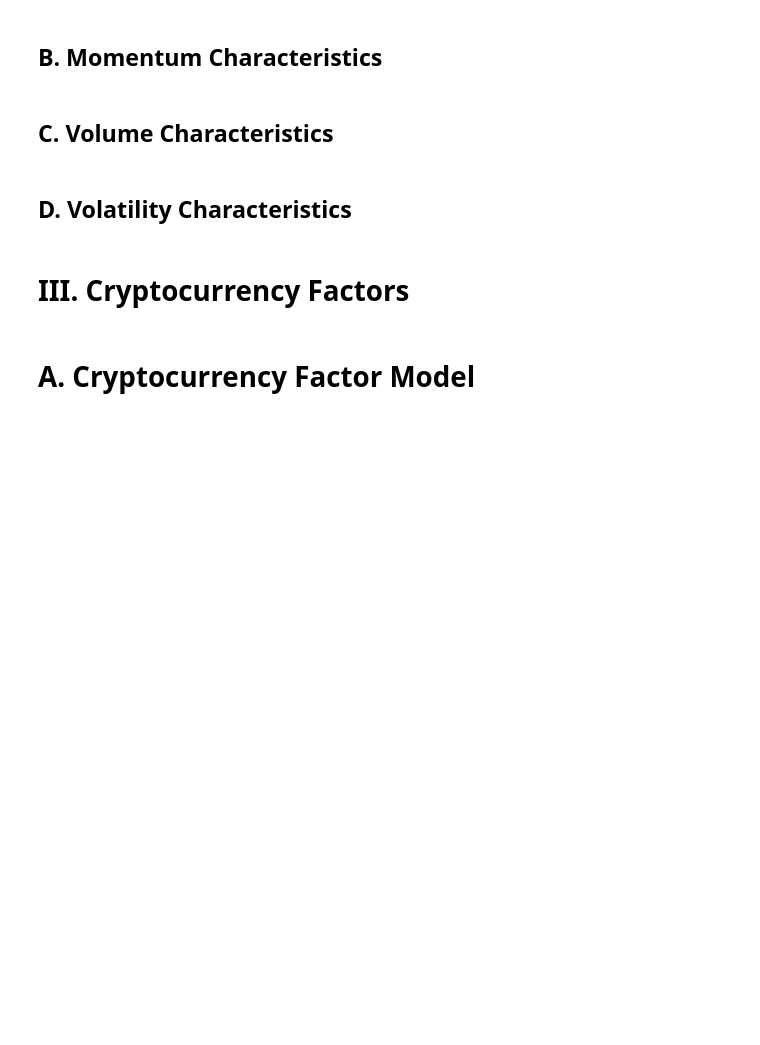
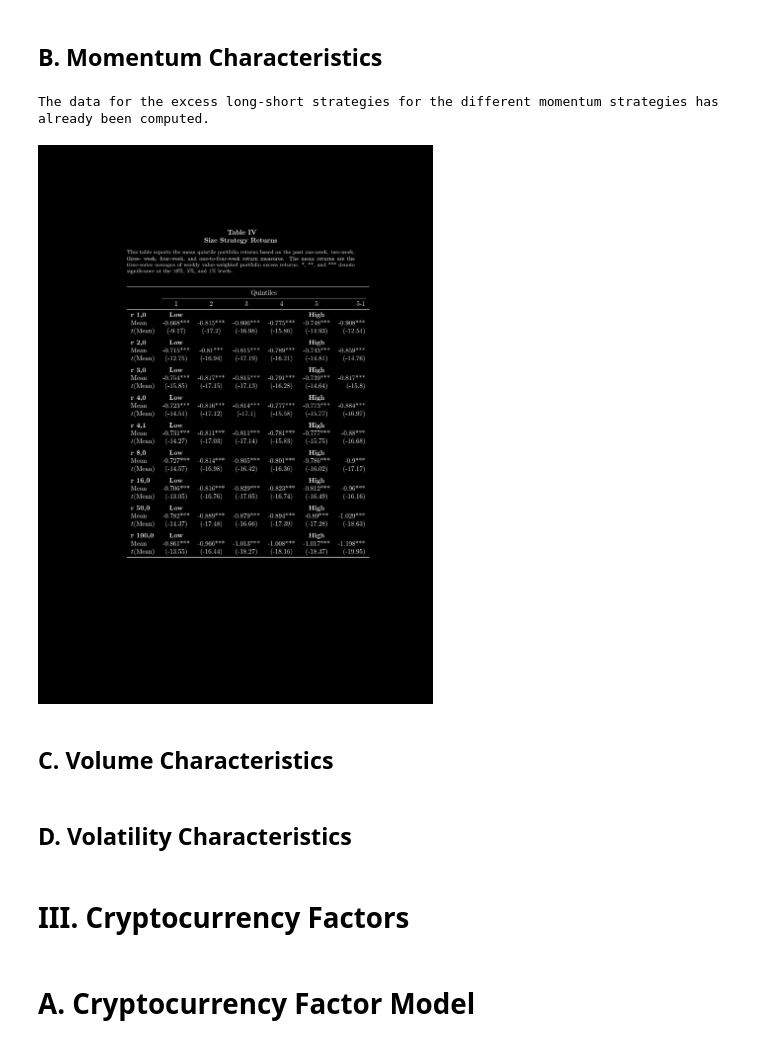
Before and after one commit to MarcGehring97/Crypto-Currency-Asset-Pricing, a Jupyter notebook: main.ipynb, the cells around one changed output. Drawn from its saved outputs; the diff is of its cells as text; code cells hidden in the pictures; blank space fills up the shorter version.

```diff
--- a/main.ipynb
+++ b/main.ipynb
@@ -283,36 +297,40 @@ if not os.path.exists(directory + "/quintile_momentum_data.csv"):
     quintile_data = risk_free_rate
     for momentum_return_series in ["one_week_momentum", "two_week_momentum", "three_week_momentum", "four_week_momentum", "one_to_four_week_momentum", "eight_week_momentum", "sixteen_week_momentum", "fifty_week_momentum", "one_hundred_week_momentum"]:
         # here we can use the quintile function for the past returns
         quintile_returns_data = helpers.quintile_returns(weekly_returns_data, momentum_return_series)
-        quintile_returns_data.reset_index(drop=True, inplace=True)
         # subtracting the risk-free rate from every column of quintile returns
-        quintile_returns_data = quintile_returns_data.subtract(quintile_data["DGS1MO"], axis=0)
+        quintile_returns_data = quintile_returns_data.sub(quintile_data["DGS1MO"], axis=0)
         quintile_data = pd.concat([quintile_data, quintile_returns_data], axis=1)
         # computing the excess returns for the long-short strategy
-        quintile_data[momentum_return_series + "_excess_ls"] = quintile_data[momentum_return_series + "_q5"] - quintile_data[momentum_return_series + "_q1"] - quintile_data["DGS1MO"]
+        quintile_data[momentum_return_series + "_excess_ls"] = np.where(quintile_data[momentum_return_series + "_q1"].isna(), quintile_data[momentum_return_series + "_q5"] - quintile_data["DGS1MO"], quintile_data[momentum_return_series + "_q5"] - quintile_data[momentum_return_series + "_q1"] - quintile_data["DGS1MO"])
+
+    quintile_data.index.name = "date"
     # downloading the data
     quintile_data.to_csv(directory + "/quintile_momentum_data.csv")
 else:
     print("The data for the excess long-short strategies for the different momentum strategies has already been computed.")
     quintile_data = pd.read_csv(directory + "/quintile_momentum_data.csv", index_col=["date"])
     quintile_data.index = pd.to_datetime(quintile_data.index)
 
 # inverting the colors in the PDF in case the user is using dark mode
 if input("Is your editor is dark mode? y/n ") in ["Y", "y"]:
     invert = True
 else:
     invert = False
 
 helpers.render_quintiles(quintile_data, "latex_templates/momentum_quintiles.tex", ["one_week_momentum", "two_week_momentum", "three_week_momentum", "four_week_momentum", "one_to_four_week_momentum", "eight_week_momentum", "sixteen_week_momentum", "fifty_week_momentum", "one_hundred_week_momentum"], invert)
 
 # creates a temporary PDF file named "cover.pdf"
 # repeating the process overwrites the file
 
 pdf_path = os.getcwd() + "/cover.pdf"
 # printing the PDF
 # this code has to be in the main file
 img = Image(filename=pdf_path, resolution=100)
 img
+# %% [output]
+The data for the excess long-short strategies for the different momentum strategies has already been computed.
+[figure, added]
 # %% [markdown]
 <a id="C._Volume_Characteristics"></a>
 ## C. Volume Characteristics
```
Also changed, not shown: parts of 4 cells of this notebook, 5 other files.
